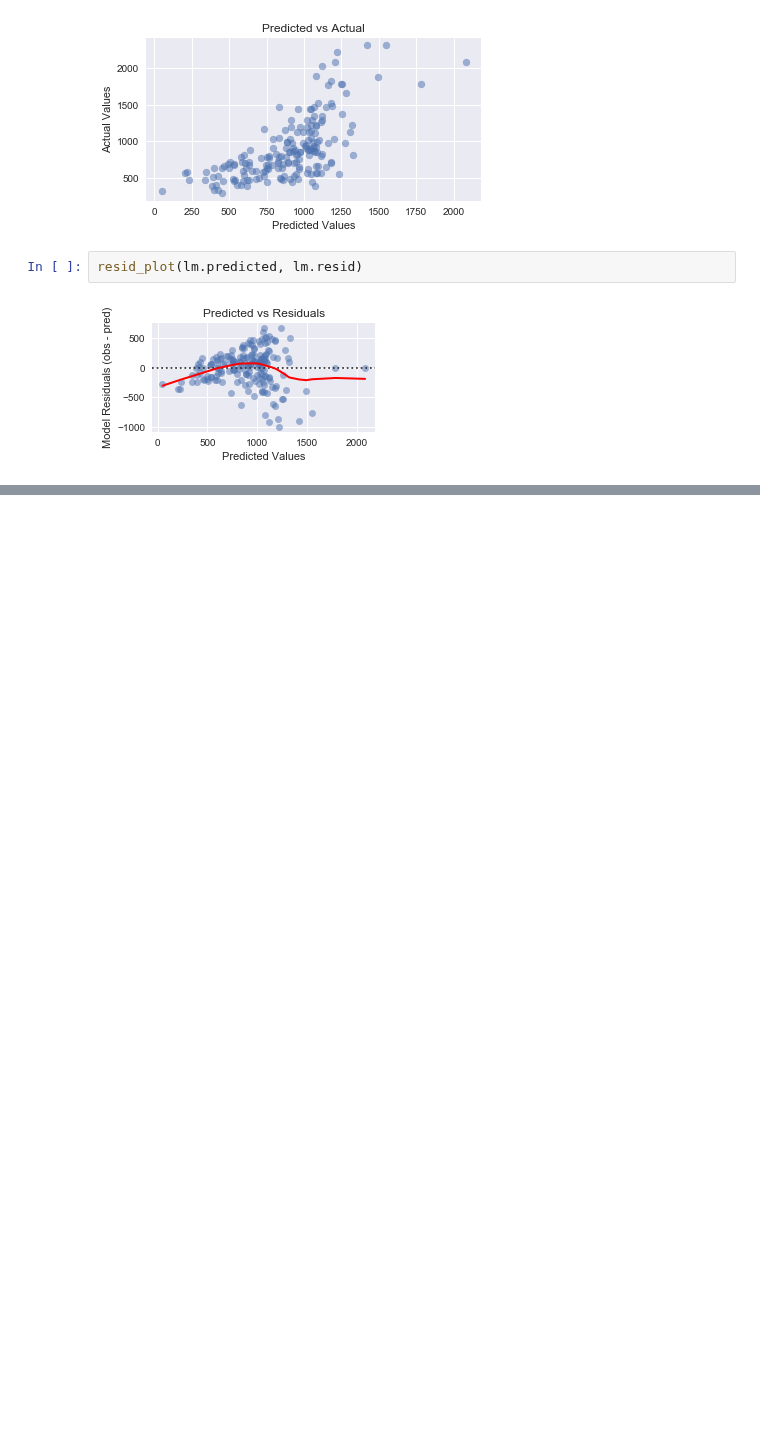
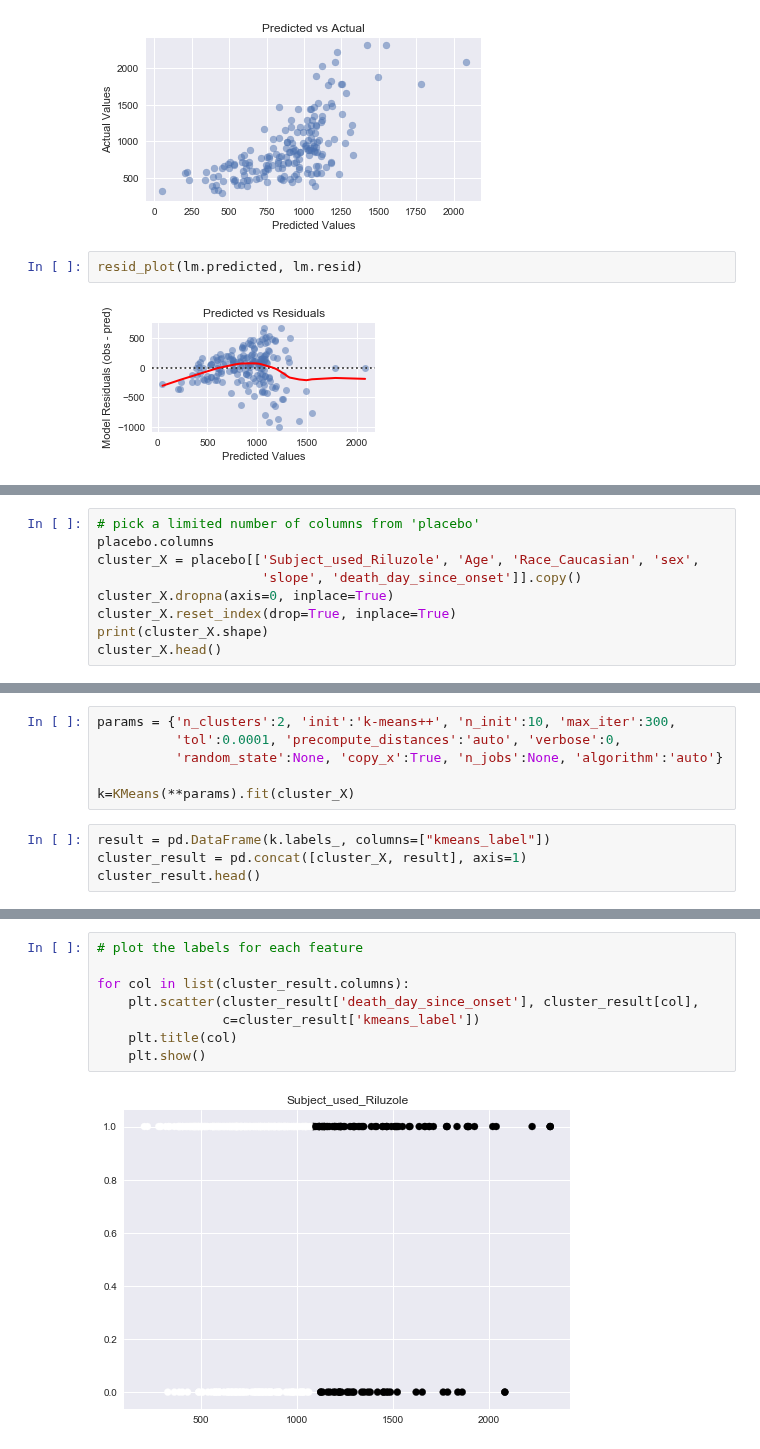
Before and after one commit to ttompk/als, a Jupyter notebook: model.ipynb, the cells around one changed output, grey strips where cells are left out. Saved outputs shown, nothing was run; the diff lists cells and outputs as text; blank space fills up the shorter version.

Commit message:
performed cluster analysis...no luck

```diff
--- a/model.ipynb
+++ b/model.ipynb
@@ -283,0 +275,9 @@ resid_plot(lm.predicted, lm.resid)
+# %%
+# pick a limited number of columns from 'placebo'
+placebo.columns
+cluster_X = placebo[['Subject_used_Riluzole', 'Age', 'Race_Caucasian', 'sex',
+                     'slope', 'death_day_since_onset']].copy()
+cluster_X.dropna(axis=0, inplace=True)
+cluster_X.reset_index(drop=True, inplace=True)
+print(cluster_X.shape)
+cluster_X.head()
@@ -283,0 +306,10 @@ resid_plot(lm.predicted, lm.resid)
+# %%
+params = {'n_clusters':2, 'init':'k-means++', 'n_init':10, 'max_iter':300,
+          'tol':0.0001, 'precompute_distances':'auto', 'verbose':0,
+          'random_state':None, 'copy_x':True, 'n_jobs':None, 'algorithm':'auto'}
+
+k=KMeans(**params).fit(cluster_X)
+# %%
+result = pd.DataFrame(k.labels_, columns=["kmeans_label"])
+cluster_result = pd.concat([cluster_X, result], axis=1)
+cluster_result.head()
@@ -283,0 +323,10 @@ resid_plot(lm.predicted, lm.resid)
+# %%
+# plot the labels for each feature
+
+for col in list(cluster_result.columns):
+    plt.scatter(cluster_result['death_day_since_onset'], cluster_result[col],
+                c=cluster_result['kmeans_label'])
+    plt.title(col)
+    plt.show()
+# %% [output]
+[figure, added]
```
Also changed, not shown: parts of 13 cells of this notebook, 1 other file.
